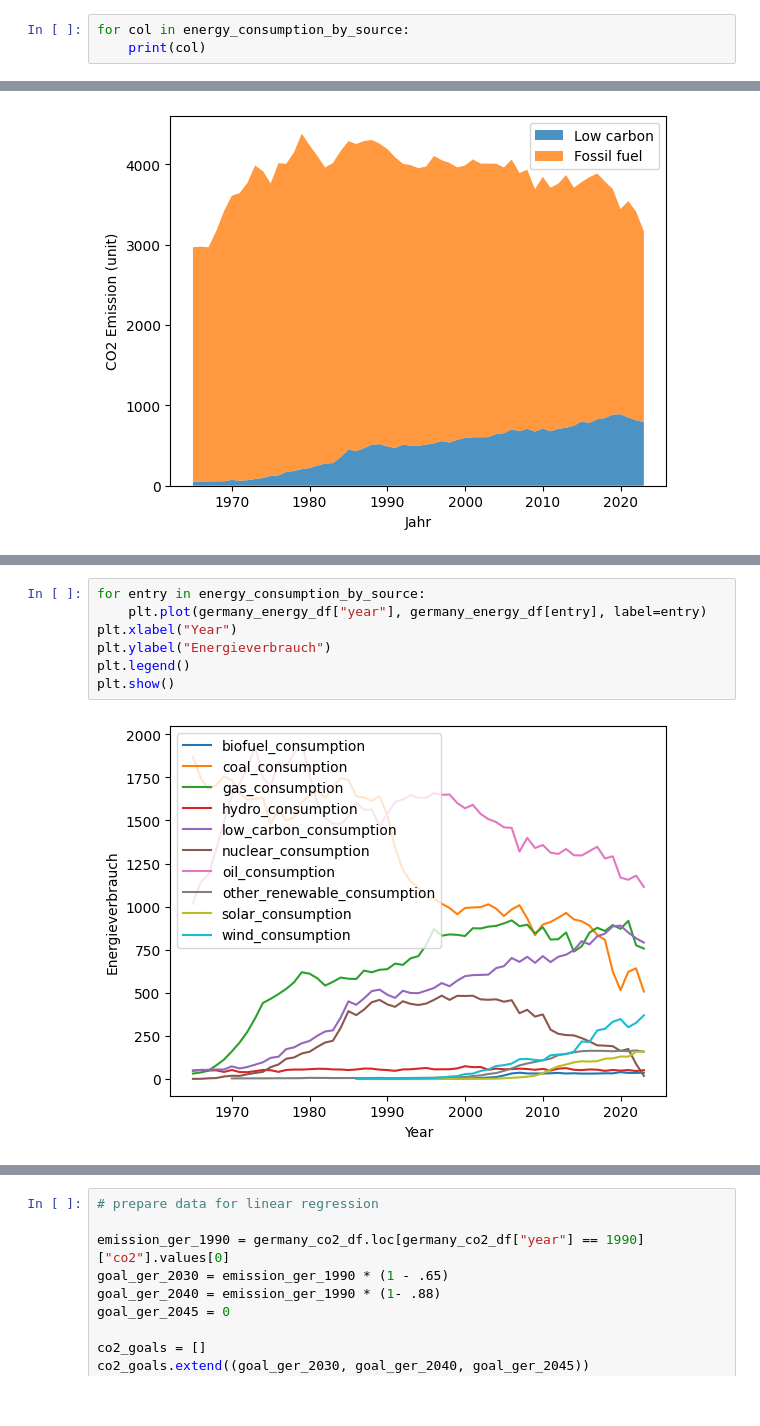
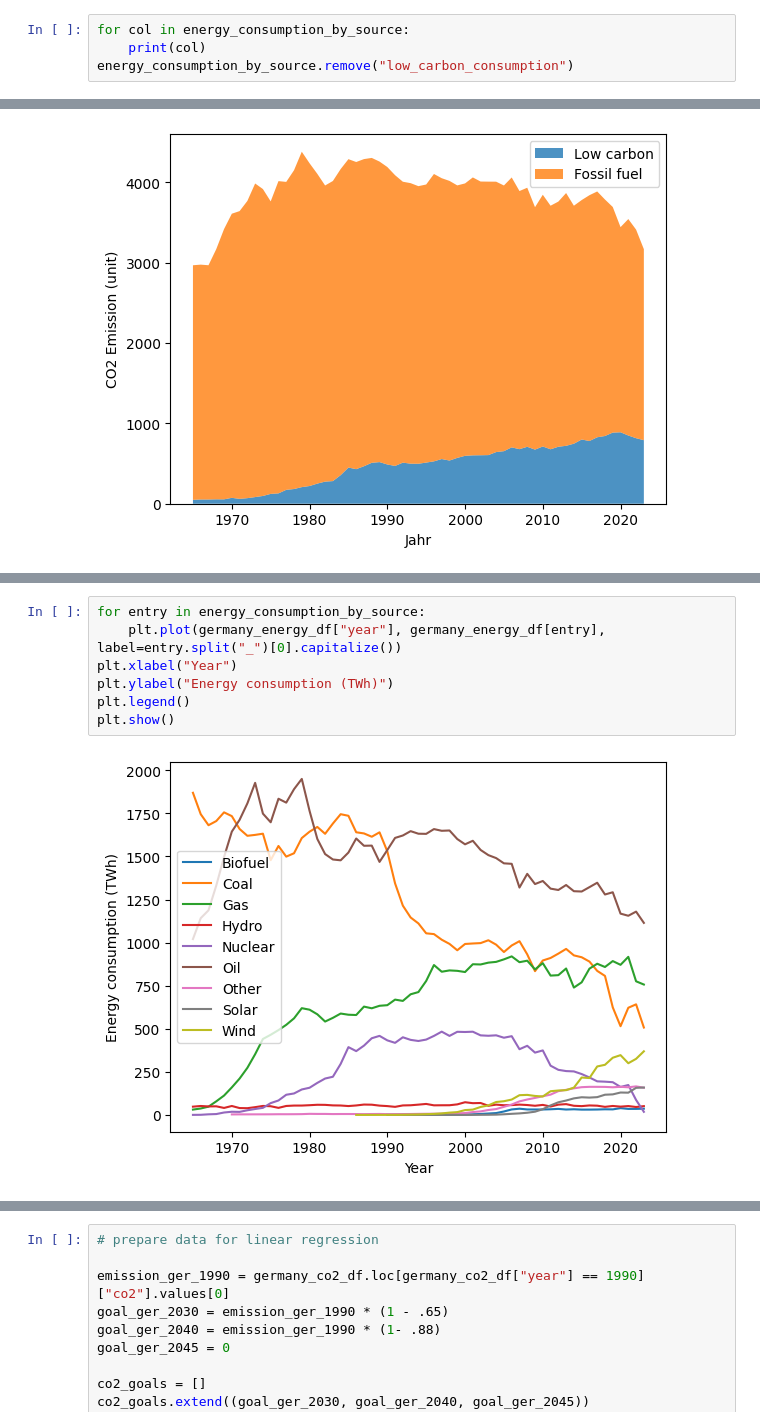
Before and after one commit to schlsimo/co2_case_study, a Jupyter notebook: code/analysis.ipynb, the cells around one changed output, grey strips where cells are left out. Saved outputs shown, nothing was run; the diff lists cells and outputs as text.

Commit message:
added label

```diff
--- a/code/analysis.ipynb
+++ b/code/analysis.ipynb
@@ -209,6 +209,7 @@ energy_consumption_by_source = [source for source in energy_consumption_by_sourc
 # %%
 for col in energy_consumption_by_source:
     print(col)
+energy_consumption_by_source.remove("low_carbon_consumption")
 # %% [output]
 biofuel_consumption
 coal_consumption
@@ -270,13 +269,13 @@ plt.show()
 [figure]
 # %%
 for entry in energy_consumption_by_source:
-    plt.plot(germany_energy_df["year"], germany_energy_df[entry], label=entry)
+    plt.plot(germany_energy_df["year"], germany_energy_df[entry], label=entry.split("_")[0].capitalize())
 plt.xlabel("Year")
-plt.ylabel("Energieverbrauch")
+plt.ylabel("Energy consumption (TWh)")
 plt.legend()
 plt.show()
 # %% [output]
-[figure, old version]
+[figure, new version]
 # %% [markdown]
 
 ### Treibhausgasminderungsziele Deutschlands
```
Also changed, not shown: parts of 2 cells of this notebook.
